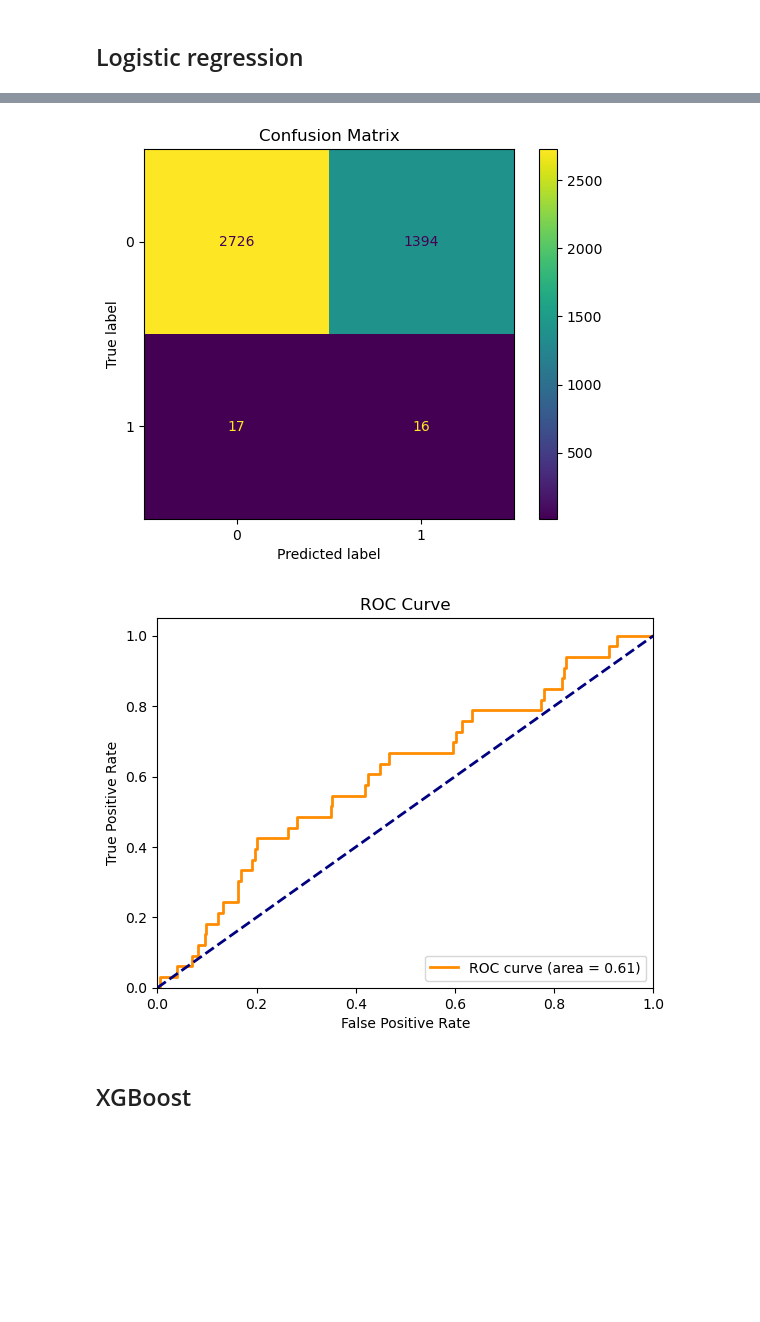
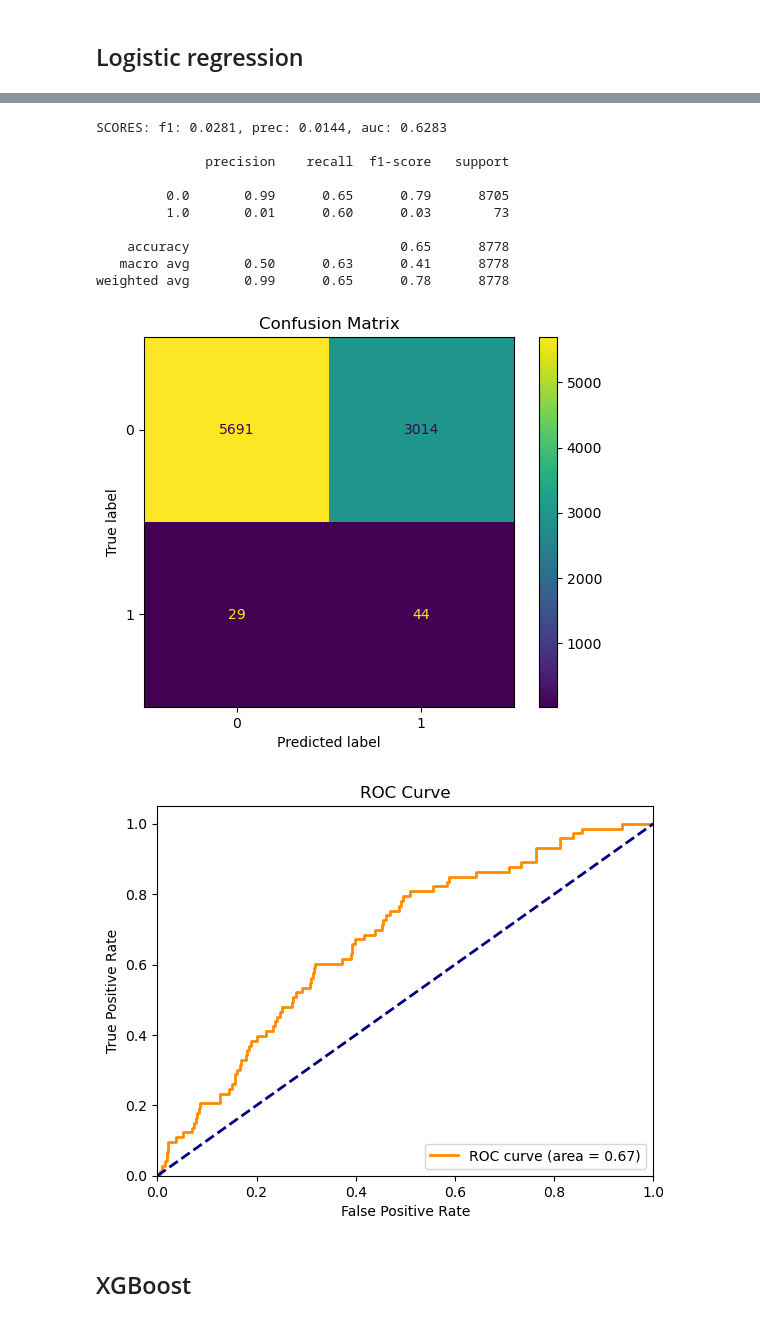
Before and after one commit to philipzabicki/solanaDEXtokenCollector, a Jupyter notebook: modeling.ipynb, the cells around one changed output, grey strips where cells are left out. Cells and saved outputs as stored; diff of their text form; code cells hidden in the pictures; blank space fills up the shorter version.

```diff
--- a/modeling.ipynb
+++ b/modeling.ipynb
@@ -63,8 +81,10 @@ std_modeling['worthy'].hist()
 # %%
-X = std_modeling.drop(columns=['worthy'])
-y = std_modeling['worthy']
+X = modeling.drop(columns=["worthy"])
+y = modeling["worthy"]
 
-X_train, X_test, y_train, y_test = train_test_split(X, y, test_size=0.1, stratify=y)
+X_train, X_test, y_train, y_test = train_test_split(
+    X, y, test_size=0.2, stratify=y, random_state=RND_STATE
+)
 
 X_train.shape, X_test.shape, y_train.shape, y_test.shape
 # %% [output]
@@ -178,15 +207,11 @@ plt.show()
 # %% [markdown]
 ## Logistic regression
 # %%
-lr_model = LogisticRegression(class_weight='balanced',  max_iter=10_000)
+lr_model = LogisticRegression(
+    class_weight="balanced", max_iter=1_000, random_state=RND_STATE
+)
 lr_model.fit(X_train_res, y_train_res)
-joblib.dump(lr_model, 'models/default_lr_model.joblib')
+joblib.dump(lr_model, "models/default_lr_model.joblib")
 
 # Dokonaj predykcji na zestawie testowym
 y_pred = lr_model.predict(X_test)
-
-_f1_score = f1_score(y_test, y_pred)
-_precision = precision_score(y_test, y_pred)
-_auc = roc_auc_score(y_test, y_pred)
-print(f'SCORES: f1: {_f1_score:.4f}, prec: {_precision:.4f}, auc: {_auc:.4f}', end='\n\n')
-print(classification_report(y_test, y_pred))
@@ -204,29 +218,47 @@ weighted avg       0.99      0.66      0.79      4153
 # %%
+_f1_score = f1_score(y_test, y_pred)
+_precision = precision_score(y_test, y_pred)
+_auc = roc_auc_score(y_test, y_pred)
+print(
+    f"SCORES: f1: {_f1_score:.4f}, prec: {_precision:.4f}, auc: {_auc:.4f}", end="\n\n"
+)
+print(classification_report(y_test, y_pred))
+
 # Macierz pomyłek
 cm = confusion_matrix(y_test, y_pred)
 disp = ConfusionMatrixDisplay(confusion_matrix=cm)
 disp.plot()
 plt.title("Confusion Matrix")
 plt.show()
 
 # Krzywa ROC
 y_pred_proba = lr_model.predict_proba(X_test)[:, 1]
 fpr, tpr, _ = roc_curve(y_test, y_pred_proba)
 roc_auc = auc(fpr, tpr)
 
 plt.figure()
-plt.plot(fpr, tpr, color='darkorange', lw=2, label=f'ROC curve (area = {roc_auc:.2f})')
-plt.plot([0, 1], [0, 1], color='navy', lw=2, linestyle='--')
+plt.plot(fpr, tpr, color="darkorange", lw=2, label=f"ROC curve (area = {roc_auc:.2f})")
+plt.plot([0, 1], [0, 1], color="navy", lw=2, linestyle="--")
 plt.xlim([0.0, 1.0])
 plt.ylim([0.0, 1.05])
-plt.xlabel('False Positive Rate')
-plt.ylabel('True Positive Rate')
-plt.title('ROC Curve')
+plt.xlabel("False Positive Rate")
+plt.ylabel("True Positive Rate")
+plt.title("ROC Curve")
 plt.legend(loc="lower right")
 plt.show()
 # %% [output]
+SCORES: f1: 0.0281, prec: 0.0144, auc: 0.6283
+
+              precision    recall  f1-score   support
+
+         0.0       0.99      0.65      0.79      8705
+         1.0       0.01      0.60      0.03        73
+
+    accuracy                           0.65      8778
+   macro avg       0.50      0.63      0.41      8778
+weighted avg       0.99      0.65      0.78      8778
-[figure, old version]
+[figure, new version]
-[figure, old version]
+[figure, new version]
 # %% [markdown]
 ## XGBoost
 # %%
```
Also changed, not shown: parts of 43 cells of this notebook, 1 other file.
